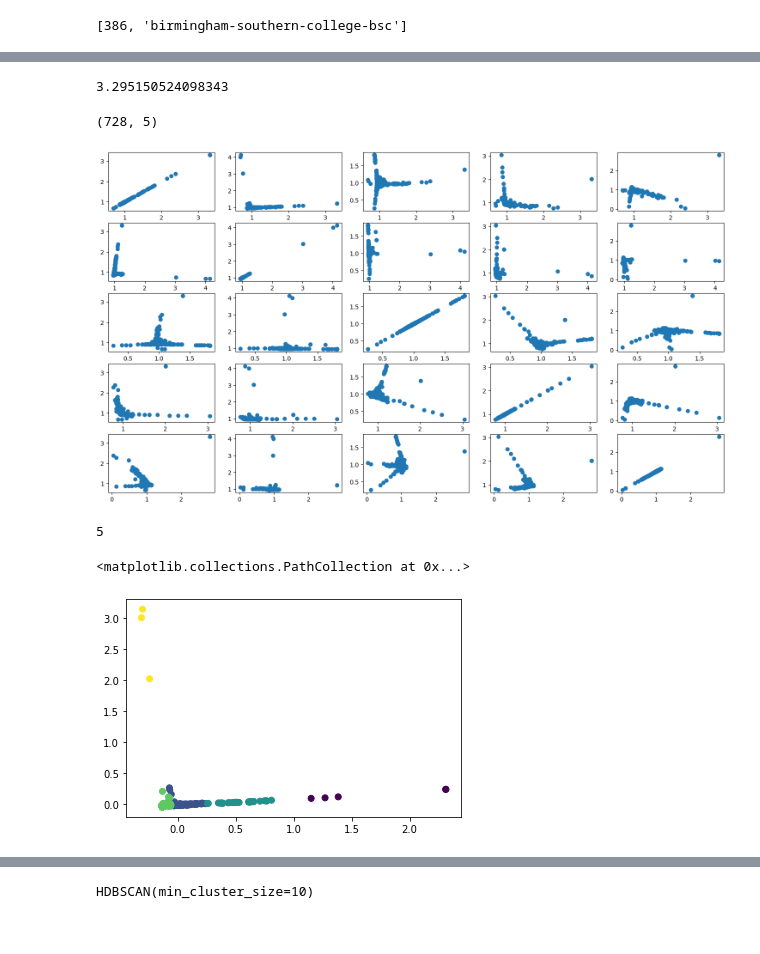
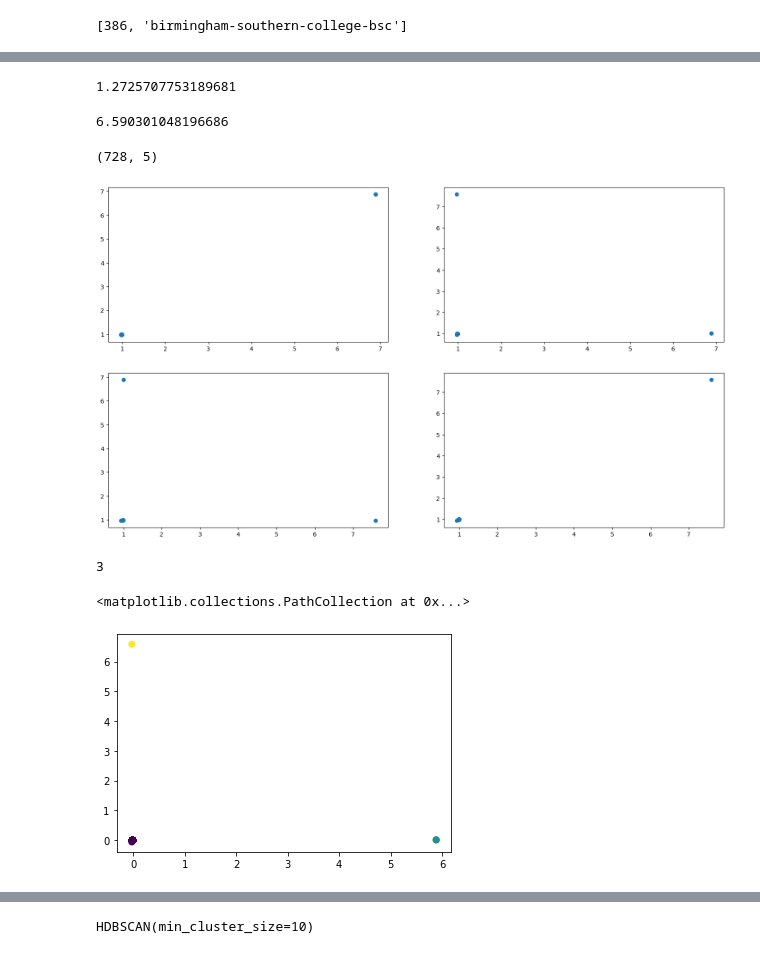
Before and after one commit to vc64/essayGrouping, a Jupyter notebook: essayGrouping.ipynb, the cells around one changed output, grey strips where cells are left out. Saved outputs shown, nothing was run; the diff lists cells and outputs as text; code cells hidden in the pictures.

```diff
--- a/essayGrouping.ipynb
+++ b/essayGrouping.ipynb
@@ -220,14 +220,24 @@ print(nltk.pos_tag(test_words))
 def get_bag(docs, word_list):
     out_list = []
 
+    stop_words = set(stopwords.words("english") + ["etc", "'s", ""])
+
+    for include in ["what", "where", "when", "why", "who"]:
+        stop_words.discard(include)
+
     for doc in docs:
-        stop_words = set(stopwords.words("english") + ["etc", "'s", ""])
         filtered_list = []
 
         seperated_words = word_tokenize(doc[1])
 
+        nonalpha_regex = re.compile('[^a-zA-Z]')
+
         for word in seperated_words:
             word = word.lower()
+
+            # gets rid of non alphabetic characters
+            word = nonalpha_regex.sub('', word)
+
             # currently deciding to filter out punctuation
             # use ascii or something this is insane
             # if word[-1] in [".", ",", ";", ":", "?", "!", "*", "’", "–", "(", ")", "/", "~", "‘", "``", "[", "]"]:
@@ -443,9 +453,12 @@ for prompt_ind in range(len(prompt_matrix)):
     for word in prompt_matrix[prompt_ind][2:]:
         if curr_freq[word] == 0:
             word_doc_freq[word] += 1
+
         curr_freq[word] += 1
 
     # prompt_matrix[prompt_ind] = prompt_matrix[prompt_ind][0:2] + list(curr_freq.values())
+    if sum(curr_freq.values()) <= 1:
+        print(prompt_matrix[prompt_ind][0:2])
     word_freq_matrix.append(list(curr_freq.values()))
 
 # print(word_doc_freq)
@@ -479,8 +533,12 @@ for vector_ind in range(len(word_freq_matrix)):
+# %%
+max(prompt_vectors[2][2:])
+# %% [output]
+1.2725707753189681
 # %%
 print(max([max(prompt_vectors[x][2:]) for x in range(len(prompt_vectors))]))
 # print(prompt_matrix)
 # %% [output]
-3.295150524098343
+6.590301048196686
 # %%
 # # pytorch PCA
 # prompt_tensor = torch.tensor(prompt_matrix, dtype=torch.float32)
@@ -509,33 +567,33 @@ print(pca_data.shape)
 # %%
 # print(pca_axes[...,0])
 # print(max(pca_axes[:,0]))
 
 
 # combo plot
-num_comps = 5
+num_comps = 2
 
 fig, axs = plt.subplots(num_comps, num_comps)
 
 fig.set_size_inches(18.5, 10.5, forward=True)
 
 fig.set_dpi(100)
 
 for i in range(0, num_comps):
     for j in range(0, num_comps):
         axs[i][j].scatter(pca_data[:,i]+1, pca_data[:,j]+1)
 
 # interesting note: almost all the plots have a central clump and then one or more very pronounced arms
 # need to consider whether PCA is meaningful for nlp clustering
 
 
 # # single plot
 
 # fig = plt.figure(figsize=(20,20))
 # plt.scatter(pca_axes[:,0], pca_axes[:,1], s=20)
 
 # fig.set_dpi(100)
 # %% [output]
-[figure, old version]
+[figure, new version]
 # %%
 # k means clustering from scratch
 # 2D ONLY
@@ -692,7 +750,7 @@ def k_means(points, k, labels = 0):
 # %%
 pca_points = [[pca_data[:,0][i], pca_data[:,1][i]] for i in range(len(pca_data[:,1]))]
 
-num_clusters = 5
+num_clusters = 3
 
 pca_clusters = k_means(pca_points, num_clusters)
 
@@ -708,9 +766,9 @@ pca_clusters_graph = np.asarray(pca_clusters_graph)
 
 plt.scatter(pca_clusters_graph[:,0], pca_clusters_graph[:,1], c = pca_clusters_graph[:,2])
 # %% [output]
-5
+3
 <matplotlib.collections.PathCollection at 0x...>
-[figure, old version]
+[figure, new version]
 # %%
 all_clusters = k_means(prompt_vectors, 10, labels = 2)
 
```
Also changed, not shown: parts of 12 cells of this notebook.
